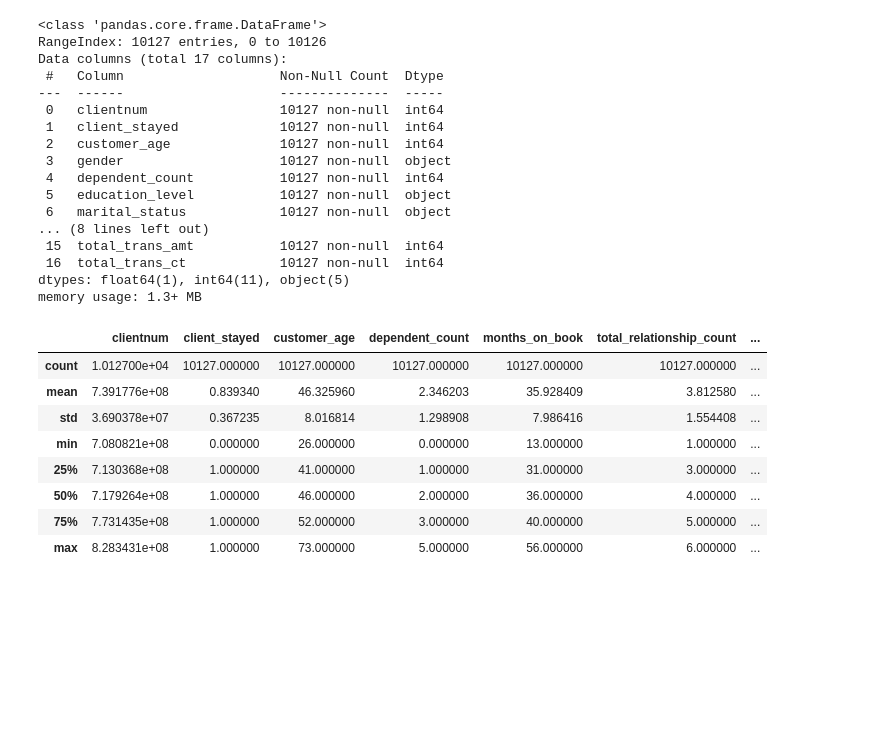
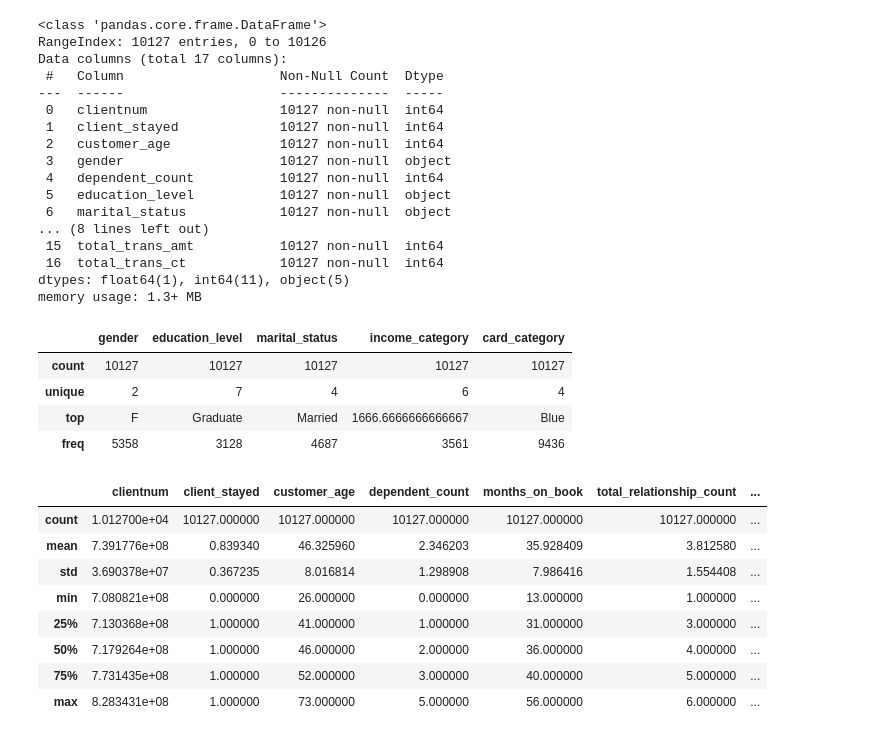
Before and after one commit to Toutl/Data-Processing-Laboratory, a Jupyter notebook: Examenes/III/03_ubaldo.ipynb, the cells around one changed output. Saved outputs shown, nothing was run; the diff lists cells and outputs as text; code cells hidden in the pictures; blank space fills up the shorter version.

```diff
--- a/Examenes/III/03_ubaldo.ipynb
+++ b/Examenes/III/03_ubaldo.ipynb
@@ -158,15 +158,21 @@ Data columns (total 17 columns):
  16  total_trans_ct            10127 non-null  int64
 dtypes: float64(1), int64(11), object(5)
 memory usage: 1.3+ MB
-# %%
-df.describe()
-# %% [output]
-|  | clientnum | client_stayed | customer_age | dependent_count | months_on_book | total_relationship_count | ... |
-| count | 1.012700e+04 | 10127.000000 | 10127.000000 | 10127.000000 | 10127.000000 | 10127.000000 | ... |
-| mean | 7.391776e+08 | 0.839340 | 46.325960 | 2.346203 | 35.928409 | 3.812580 | ... |
-| std | 3.690378e+07 | 0.367235 | 8.016814 | 1.298908 | 7.986416 | 1.554408 | ... |
-| min | 7.080821e+08 | 0.000000 | 26.000000 | 0.000000 | 13.000000 | 1.000000 | ... |
-| 25% | 7.130368e+08 | 1.000000 | 41.000000 | 1.000000 | 31.000000 | 3.000000 | ... |
-| 50% | 7.179264e+08 | 1.000000 | 46.000000 | 2.000000 | 36.000000 | 4.000000 | ... |
-| 75% | 7.731435e+08 | 1.000000 | 52.000000 | 3.000000 | 40.000000 | 5.000000 | ... |
-| max | 8.283431e+08 | 1.000000 | 73.000000 | 5.000000 | 56.000000 | 6.000000 | ... |
+# %%
+display(df.describe(include="O"))
+df.describe()
+# %% [output]
+|  | gender | education_level | marital_status | income_category | card_category |
+| count | 10127 | 10127 | 10127 | 10127 | 10127 |
+| unique | 2 | 7 | 4 | 6 | 4 |
+| top | F | Graduate | Married | 1666.6666666666667 | Blue |
+| freq | 5358 | 3128 | 4687 | 3561 | 9436 |
+|  | clientnum | client_stayed | customer_age | dependent_count | months_on_book | total_relationship_count | ... |
+| count | 1.012700e+04 | 10127.000000 | 10127.000000 | 10127.000000 | 10127.000000 | 10127.000000 | ... |
+| mean | 7.391776e+08 | 0.839340 | 46.325960 | 2.346203 | 35.928409 | 3.812580 | ... |
+| std | 3.690378e+07 | 0.367235 | 8.016814 | 1.298908 | 7.986416 | 1.554408 | ... |
+| min | 7.080821e+08 | 0.000000 | 26.000000 | 0.000000 | 13.000000 | 1.000000 | ... |
+| 25% | 7.130368e+08 | 1.000000 | 41.000000 | 1.000000 | 31.000000 | 3.000000 | ... |
+| 50% | 7.179264e+08 | 1.000000 | 46.000000 | 2.000000 | 36.000000 | 4.000000 | ... |
+| 75% | 7.731435e+08 | 1.000000 | 52.000000 | 3.000000 | 40.000000 | 5.000000 | ... |
+| max | 8.283431e+08 | 1.000000 | 73.000000 | 5.000000 | 56.000000 | 6.000000 | ... |
```
Also changed, not shown: parts of 11 cells of this notebook.
